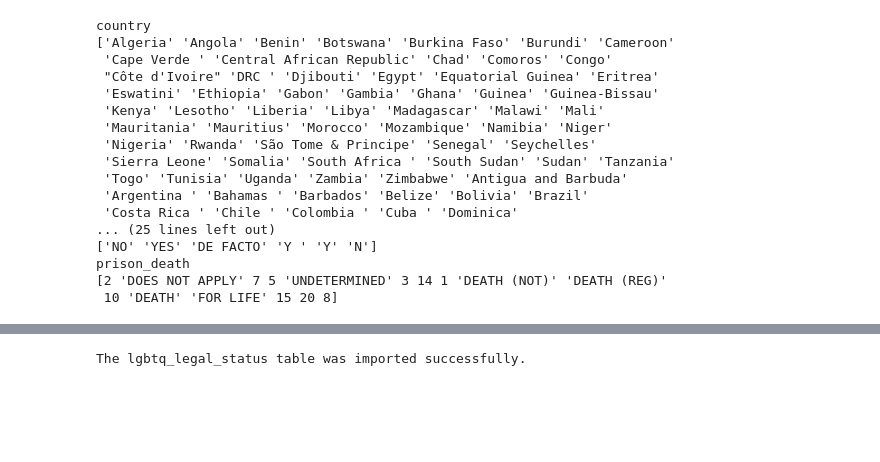
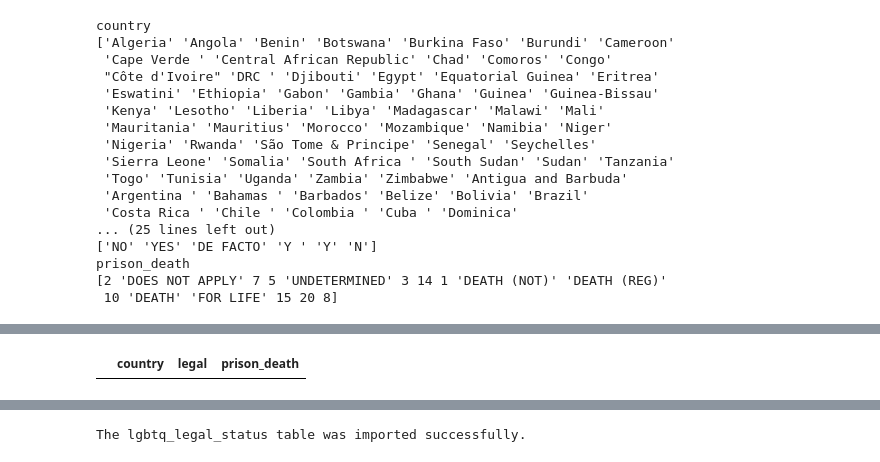
Before and after one commit to capstone-travel-index/better_travel_index, a Jupyter notebook: lgbtq_legal_status.ipynb, the cells around one changed output, grey strips where cells are left out. Drawn from its saved outputs; the diff is of its cells as text; code cells hidden in the pictures; blank space fills up the shorter version.

```diff
--- a/lgbtq_legal_status.ipynb
+++ b/lgbtq_legal_status.ipynb
@@ -99,0 +84,6 @@ df
+# %%
+# checking if legal, but still prison/death sentence and other way around
+
+df.query("legal == prison_death")
+# %% [output]
+|  | country | legal | prison_death |
```
Also changed, not shown: parts of 8 cells of this notebook, 1 other file.
